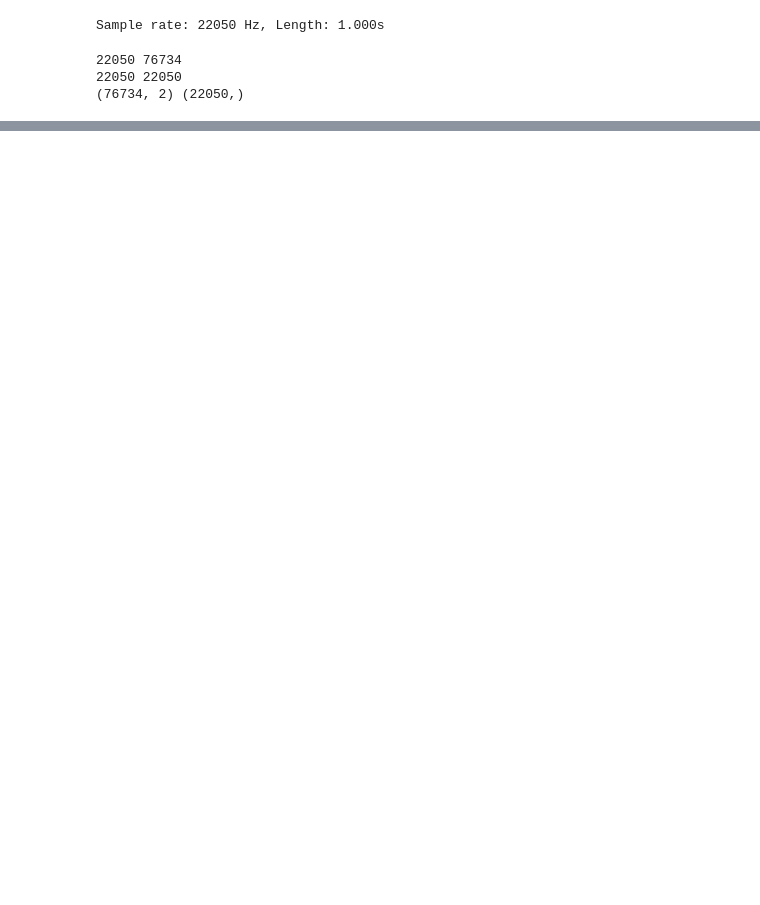
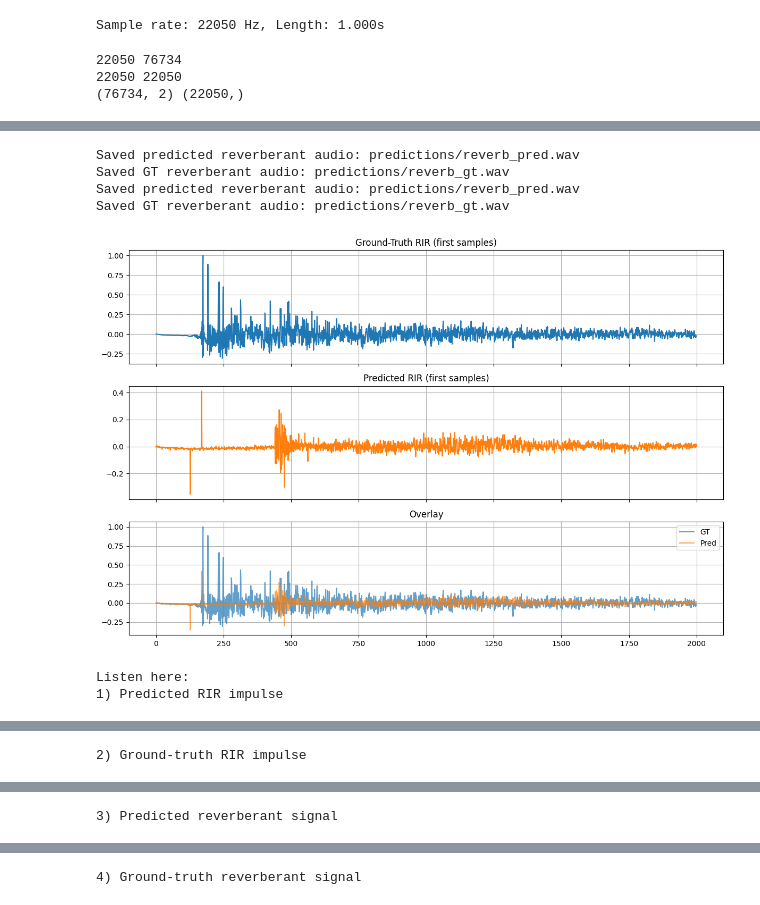
Before and after one commit to mathewpan2/Continuous-RIR-Field-Prediction, a Jupyter notebook: test.ipynb, the cells around one changed output, grey strips where cells are left out. Saved outputs shown, nothing was run; the diff lists cells and outputs as text; code cells hidden in the pictures; blank space fills up the shorter version.

```diff
--- a/test.ipynb
+++ b/test.ipynb
@@ -41,0 +217,72 @@ sf.write("reverberant_output.wav", reverberant, sr_audio)
+# %%
+# Convolve dry audio with predicted and GT RIR so you can listen to the difference
+# Uses clap22.wav if available; otherwise generates a short synthetic click signal.
+dry_audio_path = "clap22.wav"
+if os.path.exists(dry_audio_path):
+    audio, sr_audio = sf.read(dry_audio_path)
+    if audio.ndim == 2:
+        audio = audio.mean(axis=1)
+else:
+    sr_audio = gt_sr
+    duration_sec = 1.0
+    n = int(sr_audio * duration_sec)
+    audio = np.zeros(n, dtype=np.float32)
+    # Sparse clicks approximate transient excitation and are easy to hear after convolution.
+    click_positions = [int(0.05 * sr_audio), int(0.2 * sr_audio), int(0.45 * sr_audio)]
+    for idx in click_positions:
+        if idx < n:
+            audio[idx] = 1.0
+    print("clap22.wav not found; using synthetic click signal")
+
+if sr_audio != gt_sr:
+    print(f"Warning: dry audio SR ({sr_audio}) != RIR SR ({gt_sr}); using RIR SR for output files")
+
+reverb_pred = fftconvolve(audio, pred_rir, mode="full")[: len(audio)]
+reverb_gt = fftconvolve(audio, gt_rir, mode="full")[: len(audio)]
+
+pred_audio_path = "predictions/reverb_pred.wav"
+gt_audio_path = "predictions/reverb_gt.wav"
+
+sf.write(pred_audio_path, reverb_pred, gt_sr)
+sf.write(gt_audio_path, reverb_gt, gt_sr)
+
+print(f"Saved predicted reverberant audio: {pred_audio_path}")
+print(f"Saved GT reverberant audio: {gt_audio_path}")
+
+# Waveform comparison plot (first 2000 samples)
+N = min(2000, L)
+fig, axes = plt.subplots(3, 1, figsize=(12, 8), sharex=True)
+axes[0].plot(gt_rir[:N], label="GT RIR")
+axes[0].set_title("Ground-Truth RIR (first samples)")
+axes[0].grid(True)
+
+axes[1].plot(pred_rir[:N], label="Pred RIR", color="tab:orange")
+axes[1].set_title("Predicted RIR (first samples)")
+axes[1].grid(True)
+
+axes[2].plot(gt_rir[:N], label="GT", alpha=0.7)
+axes[2].plot(pred_rir[:N], label="Pred", alpha=0.7)
+axes[2].set_title("Overlay")
+axes[2].legend()
+axes[2].grid(True)
+
+plt.tight_layout()
+plt.show()
+
+print("\nListen here:")
+print("1) Predicted RIR impulse")
+display(Audio(pred_rir, rate=gt_sr))
+print("2) Ground-truth RIR impulse")
+display(Audio(gt_rir, rate=gt_sr))
+print("3) Predicted reverberant signal")
+display(Audio(reverb_pred, rate=gt_sr))
+print("4) Ground-truth reverberant signal")
+display(Audio(reverb_gt, rate=gt_sr))
+# %% [output]
+Saved predicted reverberant audio: predictions/reverb_pred.wav
+Saved GT reverberant audio: predictions/reverb_gt.wav
+Saved predicted reverberant audio: predictions/reverb_pred.wav
+Saved GT reverberant audio: predictions/reverb_gt.wav
+[figure, added]
+Listen here:
+1) Predicted RIR impulse
@@ -41,0 +290 @@ sf.write("reverberant_output.wav", reverberant, sr_audio)
+2) Ground-truth RIR impulse
@@ -41,0 +292 @@ sf.write("reverberant_output.wav", reverberant, sr_audio)
+3) Predicted reverberant signal
@@ -41,0 +294 @@ sf.write("reverberant_output.wav", reverberant, sr_audio)
+4) Ground-truth reverberant signal
```
Also changed, not shown: parts of 3 cells of this notebook, 5 other files.
